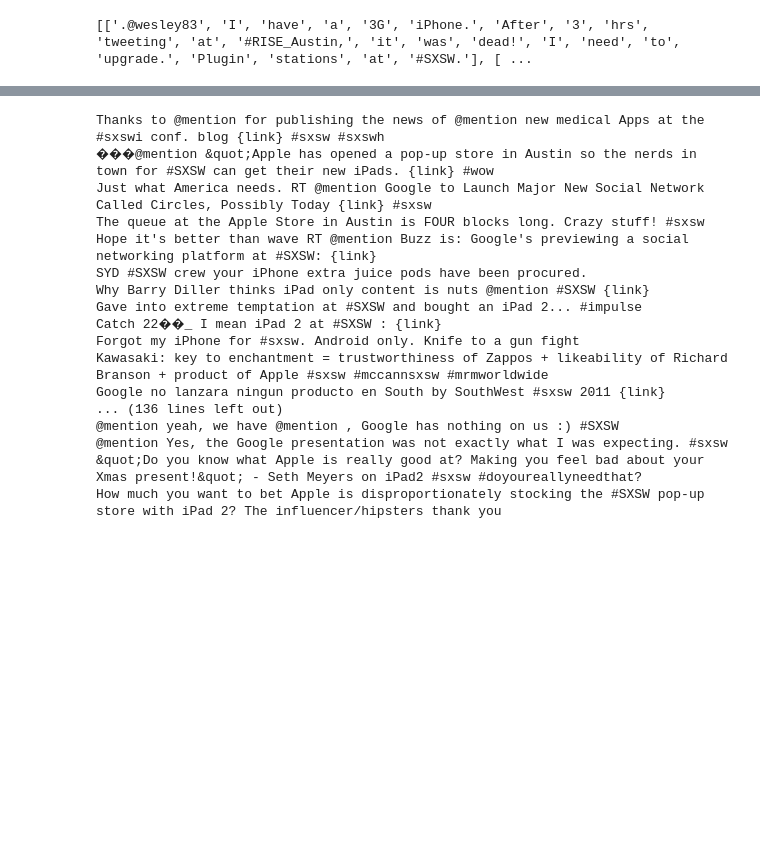
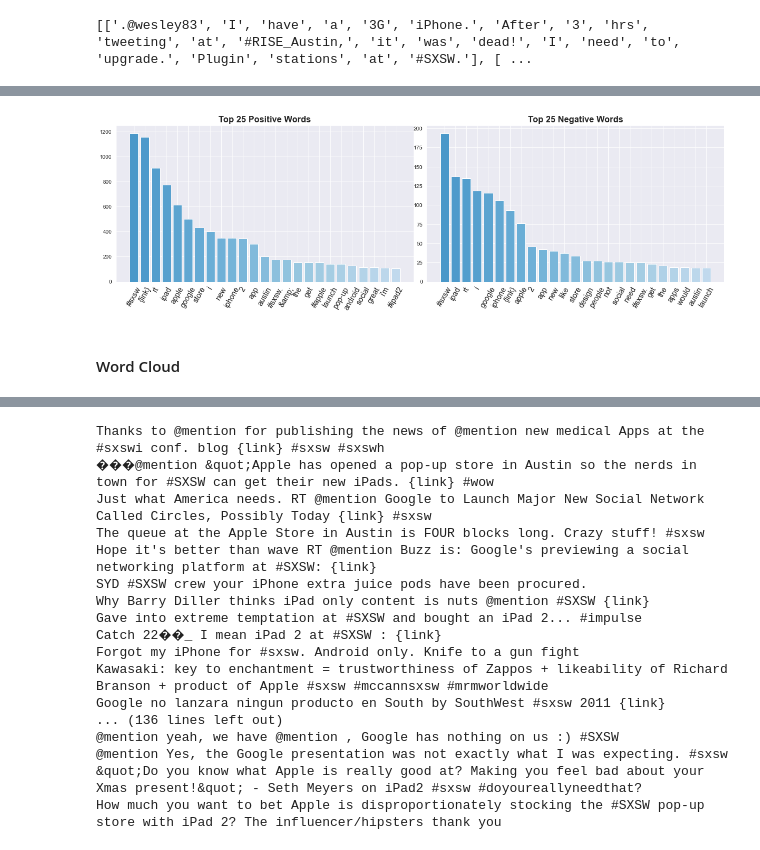
Before and after one commit to brdeleon/twitter_sentiment_analysis_nlp, a Jupyter notebook: Tweet_Sentiment_Analysis.ipynb, the cells around one changed output, grey strips where cells are left out. Drawn from its saved outputs; the diff is of its cells as text; code cells hidden in the pictures; blank space fills up the shorter version.

Commit message:
preprocessed text, visualized word frequency dist, generated word clouds

```diff
--- a/Tweet_Sentiment_Analysis.ipynb
+++ b/Tweet_Sentiment_Analysis.ipynb
@@ -377,0 +539,8 @@ print(processed_data[:2])
+# %%
+# for EDA purposes list needs to be flattened
+flat_positive = [item.lower() for sublist in pros_positive for item in sublist if item not in sw_list]
+flat_negative = [item.lower() for sublist in pros_negative for item in sublist if item not in sw_list]
+# %%
+# to look at frquency distributions
+positive_freq = FreqDist(flat_positive)
+negative_freq = FreqDist(flat_negative)
@@ -377,0 +649,34 @@ print(processed_data[:2])
+# %%
+# creating counts of positive and negative with values and words
+positive_bar_counts = [x[1] for x in positive_freq.most_common(25)]
+positive_bar_words = [x[0] for x in positive_freq.most_common(25)]
+# same for negative
+negative_bar_counts = [x[1] for x in negative_freq.most_common(25)]
+negative_bar_words = [x[0] for x in negative_freq.most_common(25)]
+# %%
+# set color of our bar graphs
+color = cm.Blues_r(np.linspace(.4,.8,30))
+# %%
+new_figure = plt.figure(figsize=(16,5))
+
+ax = new_figure.add_subplot(121)
+ax2 = new_figure.add_subplot(122)
+
+# generating positive bar plot on first axes
+ax.bar(positive_bar_words, positive_bar_counts, color=color)
+ax.set_title('Top 25 Positive Words', weight='bold', fontsize=16)
+# generating negative bar plot on first axes
+ax2.bar(negative_bar_words, negative_bar_counts, color=color)
+ax2.set_title('Top 25 Negative Words', weight='bold', fontsize=16)
+
+for ax in new_figure.axes:
+    plt.sca(ax)
+    plt.xticks(rotation=60, fontsize=14)
+
+plt.tight_layout(pad=0)
+plt.savefig('word count bar graphs.png')
+plt.show();
+# %% [output]
+[figure, added]
+# %% [markdown]
+#### Word Cloud
```
Also changed, not shown: parts of 34 cells of this notebook.
